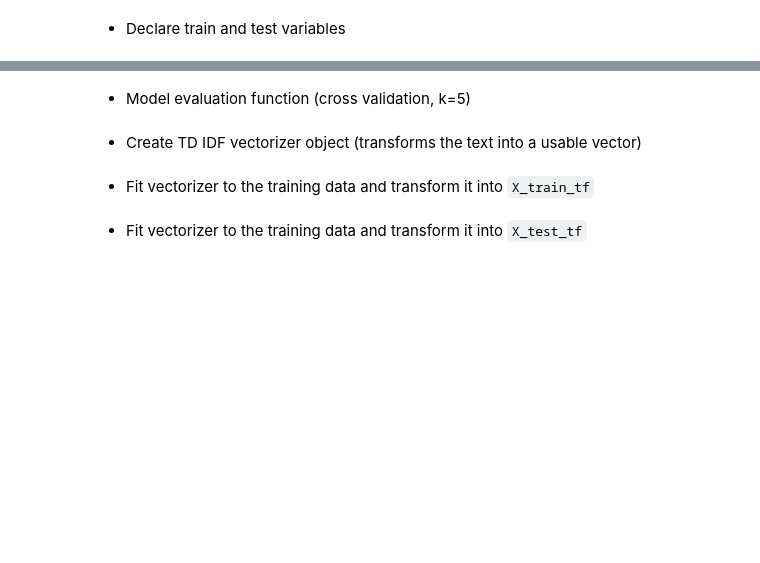
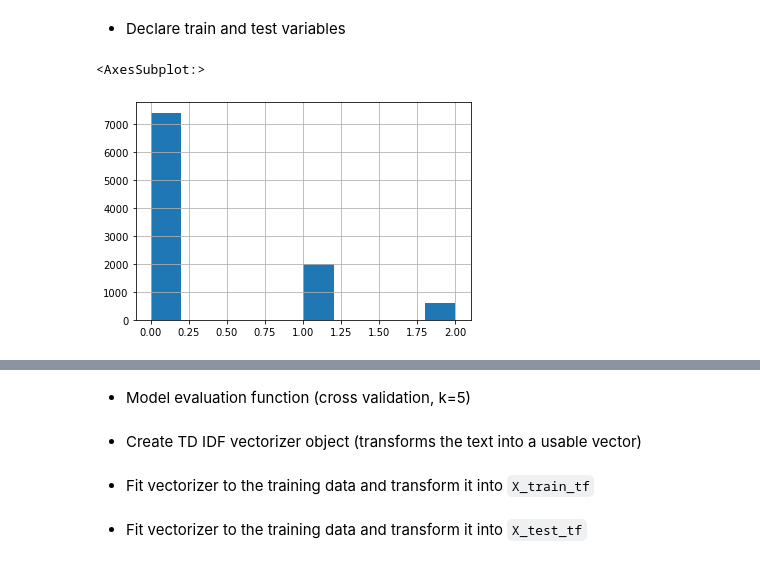
Before and after one commit to alenvlahovljak/nlp-exercises, a Jupyter notebook: TERM-II.ipynb, the cells around one changed output, grey strips where cells are left out. Saved outputs shown, nothing was run; the diff lists cells and outputs as text; code cells hidden in the pictures; blank space fills up the shorter version.

```diff
--- a/TERM-II.ipynb
+++ b/TERM-II.ipynb
@@ -227,2 +224,7 @@ df_test.head()
 # %% [markdown]
 - Declare train and test variables
+# %%
+df_test['tweet_polarity'].hist()
+# %% [output]
+<AxesSubplot:>
+[figure, added]
```
Also changed, not shown: parts of 7 cells of this notebook.
